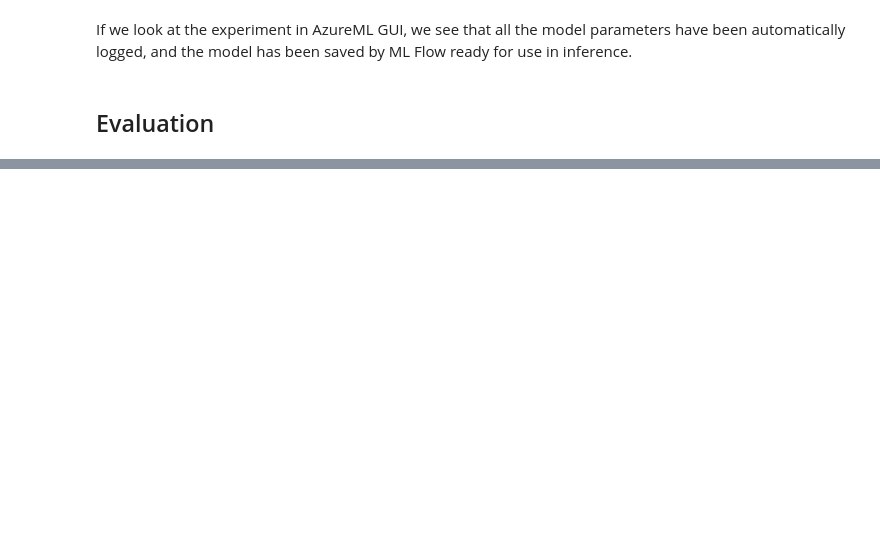
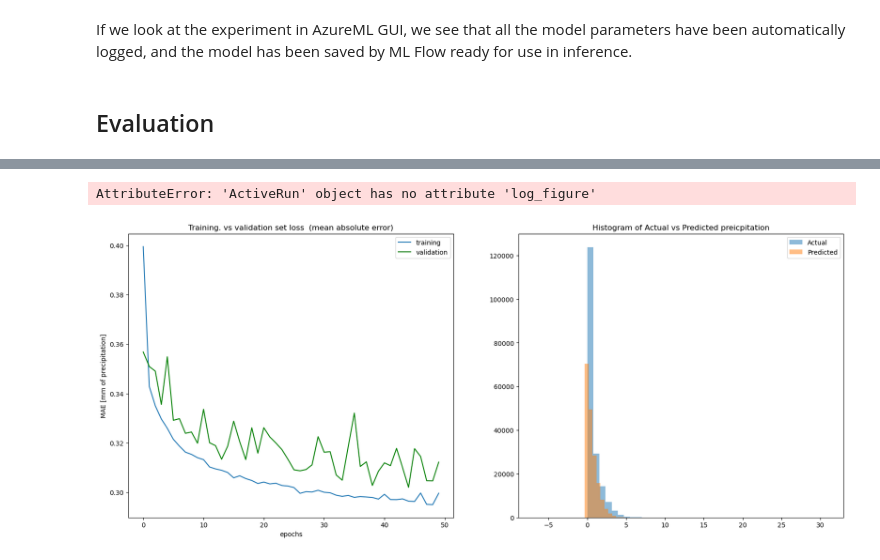
Before and after one commit to informatics-lab/precip_rediagnosis, a Jupyter notebook: model_pipeline/prd_mlflow_on_azure_demo.ipynb, the cells around one changed output, grey strips where cells are left out. Saved outputs shown, nothing was run; the diff lists cells and outputs as text; code cells hidden in the pictures; blank space fills up the shorter version.

```diff
--- a/model_pipeline/prd_mlflow_on_azure_demo.ipynb
+++ b/model_pipeline/prd_mlflow_on_azure_demo.ipynb
@@ -151,8 +242,17 @@ training_hist_df['epoch'] = history.epoch
 # %%
-plt.figure(figsize=(10, 8))
-plt.plot(training_hist_df.epoch, training_hist_df.loss, label='training')
-plt.plot(training_hist_df.epoch, training_hist_df.val_loss, c='g', label='validation')
-plt.legend()
-plt.ylabel('MAE [mm of precipitation]')
-plt.xlabel('epochs')
-plt.show()
+fig1 = plt.figure(figsize=(20, 8))
+
+ax1 = fig1.add_subplot(1,2,1, title='Training. vs validation set loss  (mean absolute error)')
+ax1.plot(training_hist_df.epoch, training_hist_df.loss, label='training')
+ax1.plot(training_hist_df.epoch, training_hist_df.val_loss, c='g', label='validation')
+ax1.legend()
+ax1.set_ylabel('MAE [mm of precipitation]')
+ax1.set_xlabel('epochs')
+
+ax2 = fig1.add_subplot(1,2,2,title='Histogram of Actual vs Predicted preicpitation')
+ax2.hist(data_splits['y_val'], alpha=0.5, bins=40, label='Actual')
+ax2.hist(y_pred, alpha=0.5, bins=40, label='Predicted')
+ax2.legend()
+# %% [output]
+AttributeError: 'ActiveRun' object has no attribute 'log_figure'
+[figure, added]
```
Also changed, not shown: parts of 20 cells of this notebook, 1 other file.
